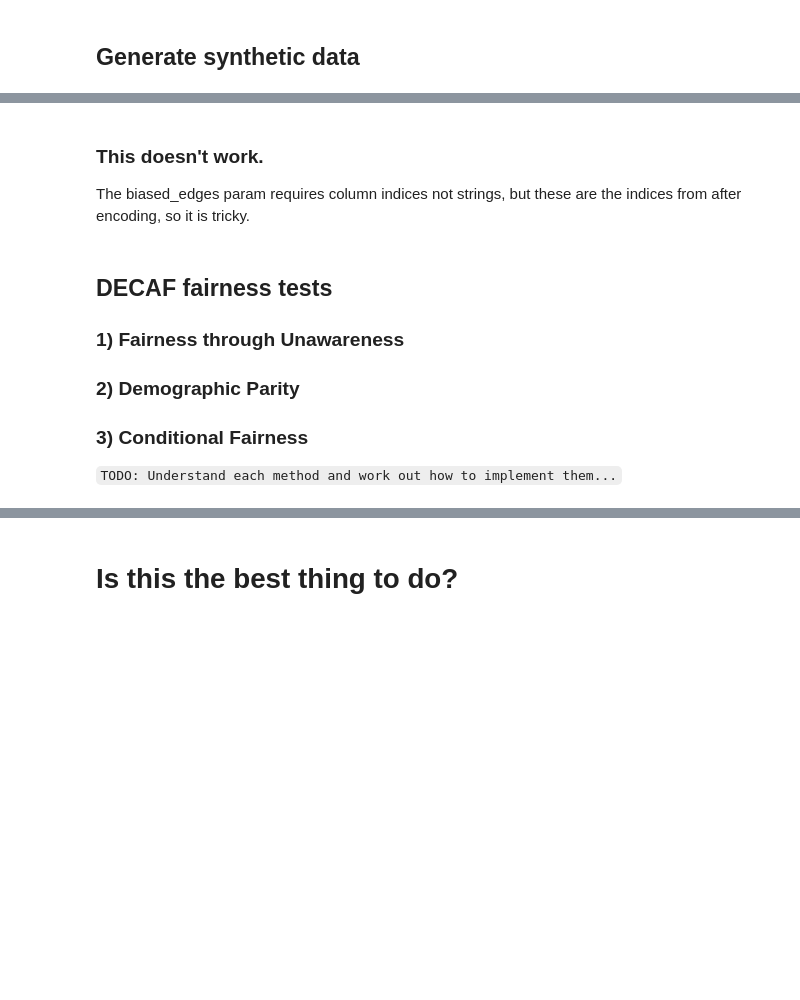
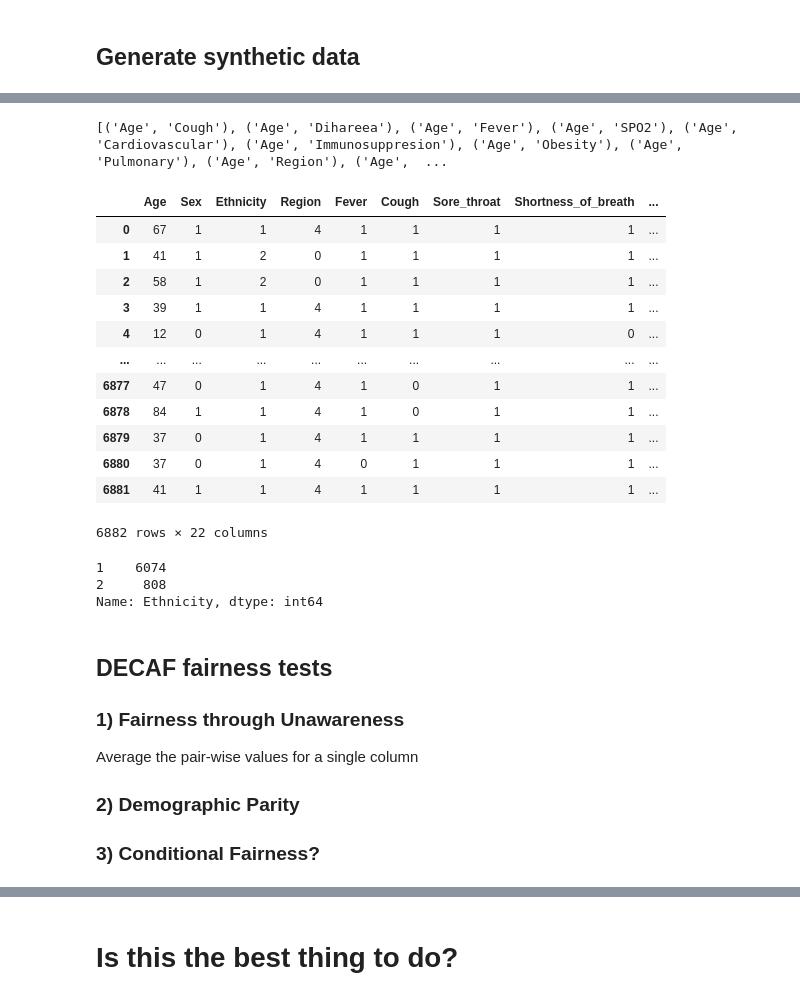
Before and after one commit to vanderschaarlab/synthetic-data-lab, a Jupyter notebook: Tutorials/Case Study 2 - Fairness.ipynb, the cells around one changed output, grey strips where cells are left out. Drawn from its saved outputs; the diff is of its cells as text; code cells hidden in the pictures; blank space fills up the shorter version.

````diff
--- a/Tutorials/Case Study 2 - Fairness.ipynb
+++ b/Tutorials/Case Study 2 - Fairness.ipynb
@@ -308,14 +317,20 @@ print(fairness_plugins)
 # %%
-X = pd.read_csv(f"../data/Brazil_COVID/covid_normalised_numericalised_classification.csv")
-X.drop(columns=["is_dead", "Days_hospital_to_outcome"], inplace=True) # drop survival columns to frame it as a classification problem
+time_horizon = 14
+X = pd.read_csv(f"../data/Brazil_COVID/covid_normalised_numericalised.csv")
+
+X.loc[(X["Days_hospital_to_outcome"] <= time_horizon) & (X["is_dead"] == 1), f"is_dead_at_time_horizon={time_horizon}"] = 1
+X.loc[(X["Days_hospital_to_outcome"] > time_horizon), f"is_dead_at_time_horizon={time_horizon}"] = 0
+X.loc[(X["is_dead"] == 0), f"is_dead_at_time_horizon={time_horizon}"] = 0
+X[f"is_dead_at_time_horizon={time_horizon}"] = X[f"is_dead_at_time_horizon={time_horizon}"].astype(int)
+
+X.drop(columns=["is_dead", "Days_hospital_to_outcome"], inplace=True) # drop survival columns as they are not needed for a classification problem
 
 loader = GenericDataLoader(
     X,
     target_column="is_dead_at_time_horizon=14",
-    sensitive_features=["Age", "Sex", "Ethnicity", "Region"],
+    sensitive_features=["Ethnicity"],
+    # sensitive_features=["Age", "Sex", "Ethnicity", "Region"], # How to handle multiple sensitive columns?
     random_state=42,
 )
 
 display(loader.dataframe())
-print(X.columns)
-print(len(X.columns))
@@ -327,7 +355,7 @@ print(len(X.columns))
 # %%
 prefix = "fairness.causal_generation"
 model = "decaf"
-n_iter = 201
+n_iter = 21
 count = 6882 # set the count equal to the number of rows in the original dataset
 print(model)
 
@@ -335,6 +363,10 @@ save_file = Path("saved_models") / f"{prefix}_{model}_n_iter={n_iter}_numericali
 if Path(save_file).exists():
     syn_model = serialization.load_from_file(save_file)
 else:
-    syn_model = Plugins().get(model, n_iter=n_iter, struct_learning_enabled=True) # Pass struct_learning_enabled=True in order for the syn_model to learn the Dag
-    syn_model.fit(loader)
+    # syn_model = Plugins().get(model, n_iter=n_iter, struct_learning_enabled=True) # Pass struct_learning_enabled=True in order for the syn_model to learn the Dag
+    syn_model = decaf_plugin(struct_learning_enabled=True, n_iter=n_iter, n_iter_baseline=500)
+    dag_before = syn_model.get_dag(loader.dataframe())
+    print(dag_before)
+    syn_model.fit(loader, dag=dag_before)
+    print(syn_model.get_dag(loader.dataframe()))
     serialization.save_to_file(save_file, syn_model)
@@ -341,5 +412,24 @@ else:
-# %% [markdown]
-### This doesn't work.
-The biased_edges param requires column indices not strings, but these are the indices from after encoding, so it is tricky.
 # %%
 bias={"Ethnicity": ["is_dead_at_time_horizon=14"]} # This will probably need to be column indices
+decaf_syn_data = syn_model.generate(count, biased_edges=bias)
+print(syn_model.get_dag(decaf_syn_data.dataframe()))
+display(decaf_syn_data)
+display(decaf_syn_data["Ethnicity"].value_counts())
+# %% [output]
+[('Age', 'Cough'), ('Age', 'Dihareea'), ('Age', 'Fever'), ('Age', 'SPO2'), ('Age', 'Cardiovascular'), ('Age', 'Immunosuppresion'), ('Age', 'Obesity'), ('Age', 'Pulmonary'), ('Age', 'Region'), ('Age',  ...
+|  | Age | Sex | Ethnicity | Region | Fever | Cough | Sore_throat | Shortness_of_breath | ... |
+| 0 | 67 | 1 | 1 | 4 | 1 | 1 | 1 | 1 | ... |
+| 1 | 41 | 1 | 2 | 0 | 1 | 1 | 1 | 1 | ... |
+| 2 | 58 | 1 | 2 | 0 | 1 | 1 | 1 | 1 | ... |
+| 3 | 39 | 1 | 1 | 4 | 1 | 1 | 1 | 1 | ... |
+| 4 | 12 | 0 | 1 | 4 | 1 | 1 | 1 | 0 | ... |
+| ... | ... | ... | ... | ... | ... | ... | ... | ... | ... |
+| 6877 | 47 | 0 | 1 | 4 | 1 | 0 | 1 | 1 | ... |
+| 6878 | 84 | 1 | 1 | 4 | 1 | 0 | 1 | 1 | ... |
+| 6879 | 37 | 0 | 1 | 4 | 1 | 1 | 1 | 1 | ... |
+| 6880 | 37 | 0 | 1 | 4 | 0 | 1 | 1 | 1 | ... |
+| 6881 | 41 | 1 | 1 | 4 | 1 | 1 | 1 | 1 | ... |
+6882 rows × 22 columns
+1    6074
+2     808
+Name: Ethnicity, dtype: int64
@@ -350,9 +436,9 @@ display(decaf_syn_data["Ethnicity"].value_counts())
 # %% [markdown]
 ## DECAF fairness tests
 ### 1) Fairness through Unawareness
+Average the pair-wise values for a single column
 ### 2) Demographic Parity
-### 3) Conditional Fairness
-```TODO: Understand each method and work out how to implement them...```
+### 3) Conditional Fairness?
 # %%
 def FTU_score(loader):
 
````
Also changed, not shown: parts of 9 cells of this notebook, 4 other files.
